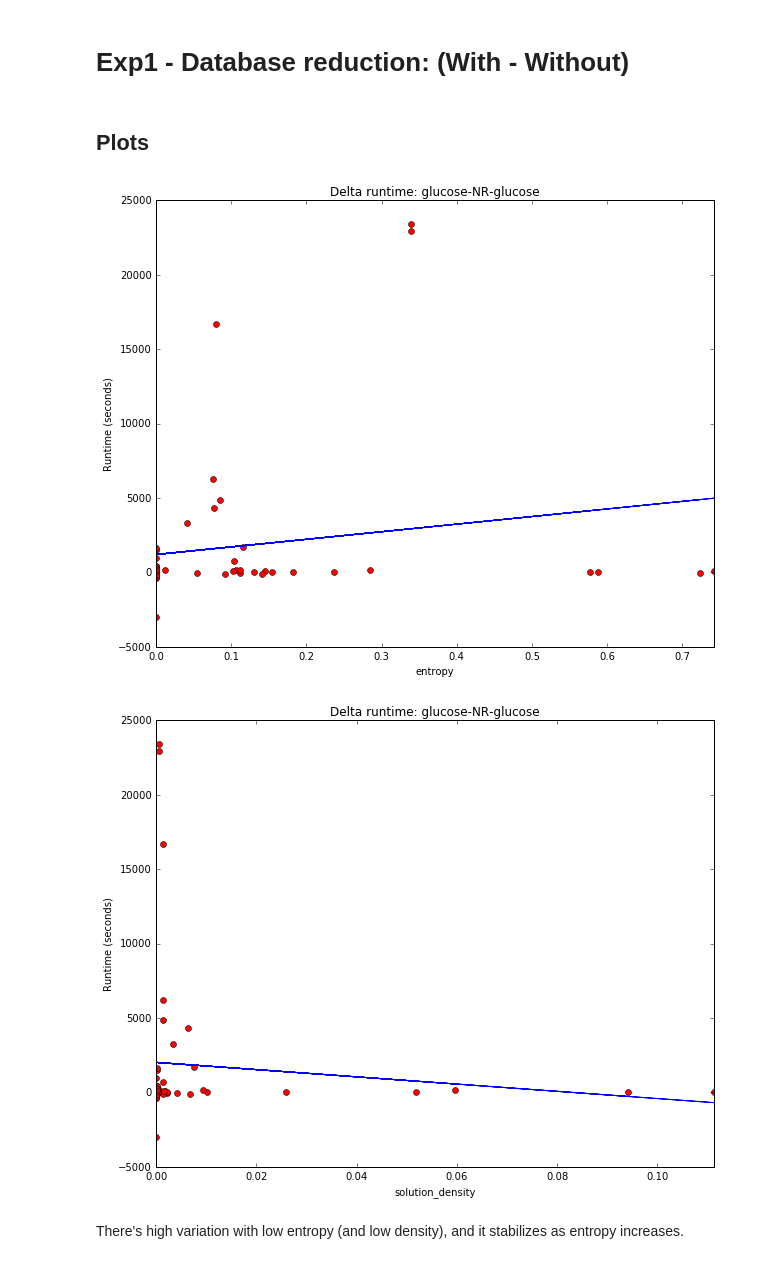
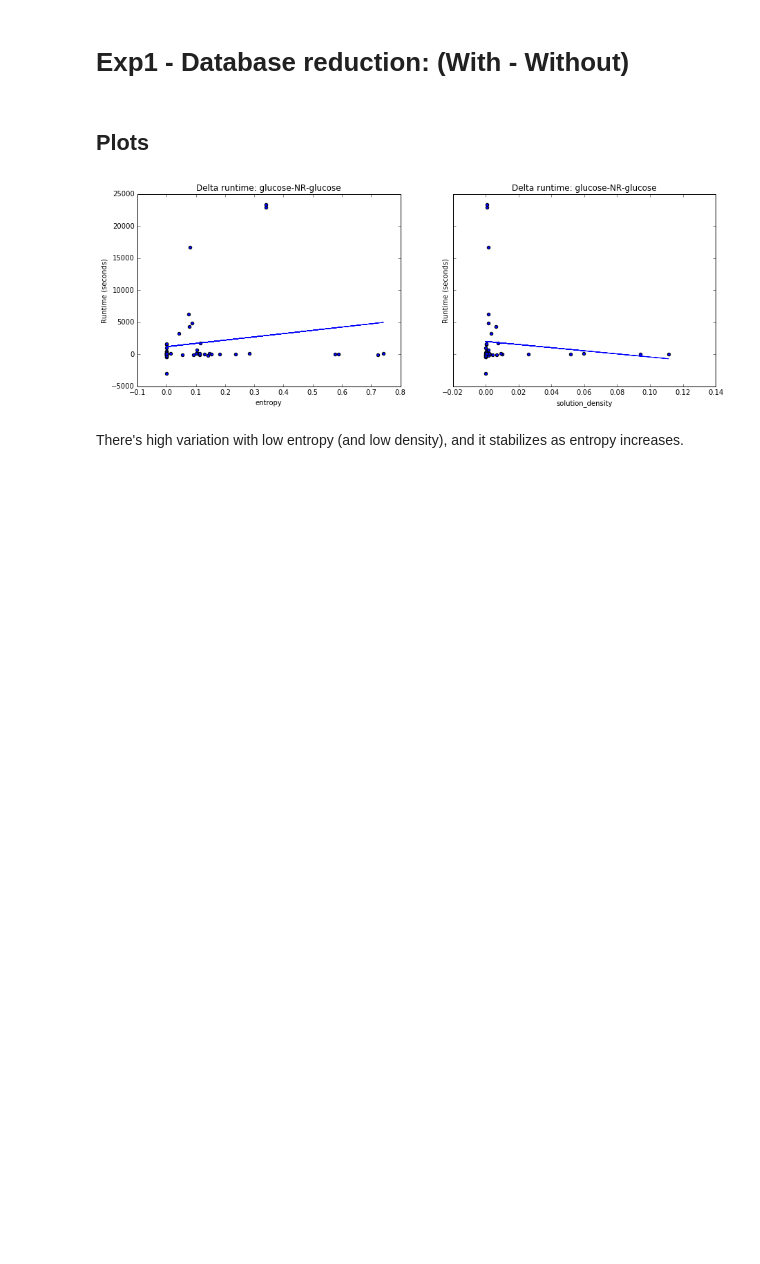
Before and after one commit to dorcoh/exp_results, a Jupyter notebook: analyze-results-151617-combined.ipynb, the cells around one changed output. Saved outputs shown, nothing was run; the diff lists cells and outputs as text; code cells hidden in the pictures; blank space fills up the shorter version.

Commit message:
added side by side plots sharing y

```diff
--- a/analyze-results-151617-combined.ipynb
+++ b/analyze-results-151617-combined.ipynb
@@ -218,6 +210,44 @@ def plotter(df, exp, formulas_set, a_val, b_val, x_property, x_lim=None, y_lim=N
     title = 'Delta runtime: ' + str(a_val) + '-' + str(b_val)
     plt.title(title)
     plt.show()
+# %%
+def plotter_entropy_sols_sharingy(df, exp, formulas_set, a_val, b_val):
+    """
+        Two subplots sharing Y
+    """
+    exp_df = create_secondary_dataframe(df, exp, formulas_set, a_val, b_val)
+    y = exp_df['diff']
+
+    # config 2 plots
+    f, (ax1, ax2) = plt.subplots(1, 2, sharey=True)
+
+    # first plot (entropy)
+    x = exp_df['entropy']
+    ax1.scatter(x, y)
+    # add regression line
+    m, b = np.polyfit(x, y, 1)
+    ax1.plot(x, m*x + b, '-')
+    # settings
+    ax1.set_xlabel('entropy')
+    ax1.set_ylabel('Runtime (seconds)')
+    title1 = 'Delta runtime: ' + str(a_val) + '-' + str(b_val)
+    ax1.set_title(title1)
+    ax1.autoscale_view()
+
+    # second plot (density)
+    x = exp_df['solution_density']
+    ax2.scatter(x, y)
+    # add regression line
+    m, b = np.polyfit(x, y, 1)
+    ax2.plot(x, m*x + b, '-')
+    # settings
+    ax2.set_xlabel('solution_density')
+    ax2.set_ylabel('Runtime (seconds)')
+    title2 = 'Delta runtime: ' + str(a_val) + '-' + str(b_val)
+    ax2.set_title(title1)
+    ax2.autoscale_view()
+
+    plt.show()
 # %%
 def entropy_sols_plotter(df, exp, formulas_set, a_val, b_val):
     plotter(df, exp, formulas_set, a_val, b_val, 'entropy', x_lim=(0,df['entropy'].max()))
@@ -227,10 +257,10 @@ def entropy_sols_plotter(df, exp, formulas_set, a_val, b_val):
 # %% [markdown]
 ## Plots
 # %%
-entropy_sols_plotter(df, 'exp1', formulas_set, 'glucose-NR', 'glucose')
+#entropy_sols_plotter(df, 'exp1', formulas_set, 'glucose-NR', 'glucose')
+plotter_entropy_sols_sharingy(df, 'exp1', formulas_set, 'glucose-NR', 'glucose')
 # %% [output]
-[figure, old version]
+[figure, new version]
-[figure, removed]
 # %% [markdown]
 There's high variation with low entropy (and low density), and it stabilizes as entropy increases.
 # %% [markdown]
```
Also changed, not shown: parts of 11 cells of this notebook.
